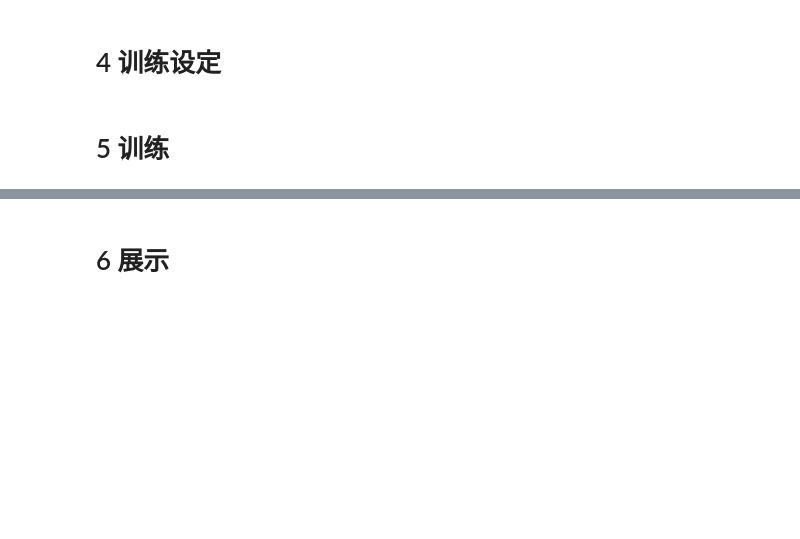
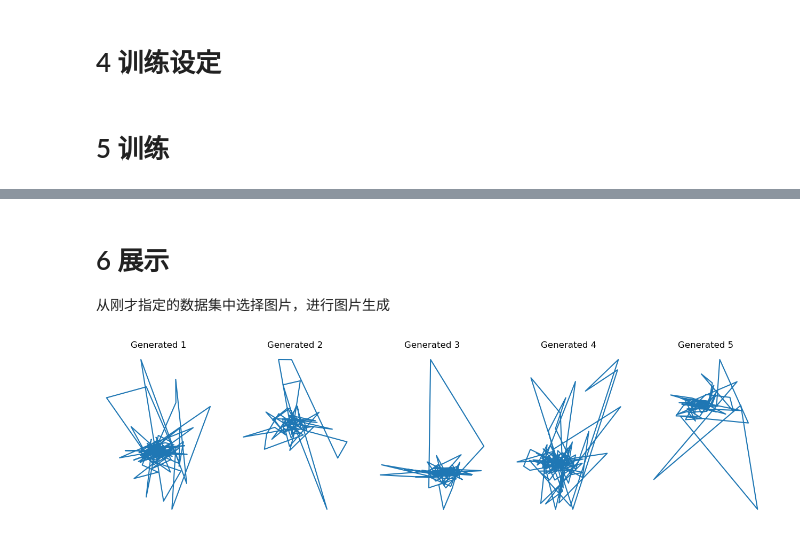
Before and after one commit to CoEric0/LJ_ai_task, a Jupyter notebook: final/SketchRNN.ipynb, the cells around one changed output, grey strips where cells are left out. Drawn from its saved outputs; the diff is of its cells as text; code cells hidden in the pictures; blank space fills up the shorter version.

```diff
--- a/final/SketchRNN.ipynb
+++ b/final/SketchRNN.ipynb
@@ -37,11 +37,16 @@ class Config():
             self.device = 'cpu'
 
         self.grad_clip = 1.0 # 梯度裁剪
-        self.batch_size = 250
+        self.batch_size = 100
         self.lr = 0.001
         self.epoch = 10
         self.W_kl = 0.5 # kl损失的权重
-        self.temperature = 0.4 # gumbel softmax的温度参数
+        self.temperature = 0.4 #温度参数
+
+
+        # 测试参数
+        self.test_epoch = self.epoch
+        self.gen_num = 5 # 生成的数据数量
 # %% [markdown]
 # 2 数据
 读入数据，并对数据进行预处理
@@ -87,15 +92,23 @@ def split_in_batch(arr, config):
 # %%
 config = Config() # 初始化相关配置
 
+# 加载数据
+f_path = config.data_path + config.data_lable + '.npy'
+f = np.load(f_path)[:config.data_max]
 
-f_path = config.data_path + config.data_lable + '.npy'
-f = np.load(f_path)[:config.data_max] # 最多只用1000条数据训练
-config.N_max = get_max(f) # 获取最大长度，数据已补全
-train_data, val_data, test_data = split_data(f,[8,1,1])
+# 随机选取数据
+indices = np.random.choice(f.shape[0], size=config.data_max, replace=False)
+arr = f[indices]
 
+config.N_max = get_max(arr) # 获取最大长度，数据已补全
+
+# 划分数据集
+train_data, val_data, test_data = split_data(arr,[8,1,1])
+
+# 划分batch
 train_data = split_in_batch(train_data, config).astype(np.float32)
 val_data = split_in_batch(val_data, config).astype(np.float32)
-test_data = split_in_batch(test_data, config).astype(np.float32)
+test_data = np.array(test_data).astype(np.float32) # test数据不用划分batch
 
 
 # length列表
@@ -436,8 +536,6 @@ class model(nn.Module):
 # %% [markdown]
 # 5 训练
 # %%
-my_model = model(config)
+# my_model = model(config)
 
-my_model.train(config, train_data, val_data)
-
-# my_model.test(config, test_data)
+# my_model.train(config, train_data, val_data)
@@ -457,2 +542,14 @@ Start training, now epoch 9
 # %% [markdown]
 # 6 展示
+从刚才指定的数据集中选择图片，进行图片生成
+# %%
+config.mode = 'test'
+config.test_epoch = 10 # 可修改
+test_model = model(config)
+
+test_model.encoder.load_state_dict(torch.load(f"trained_SRNN_{config.data_lable}_epoch{config.test_epoch}_encoder.pth", map_location=config.device))
+test_model.decoder.load_state_dict(torch.load(f"trained_SRNN_{config.data_lable}_epoch{config.test_epoch}_decoder.pth", map_location=config.device))
+
+test_model.test(config, test_data)
+# %% [output]
+[figure, added]
```
Also changed, not shown: parts of 4 cells of this notebook.
